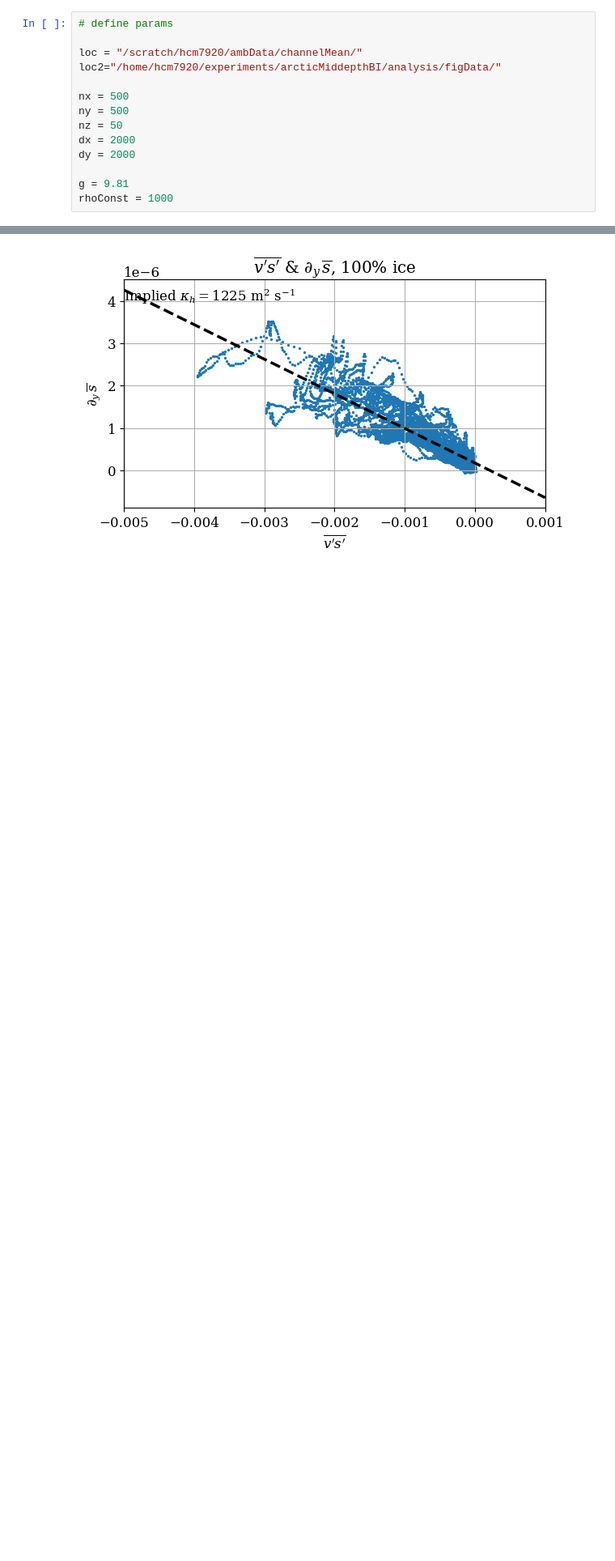
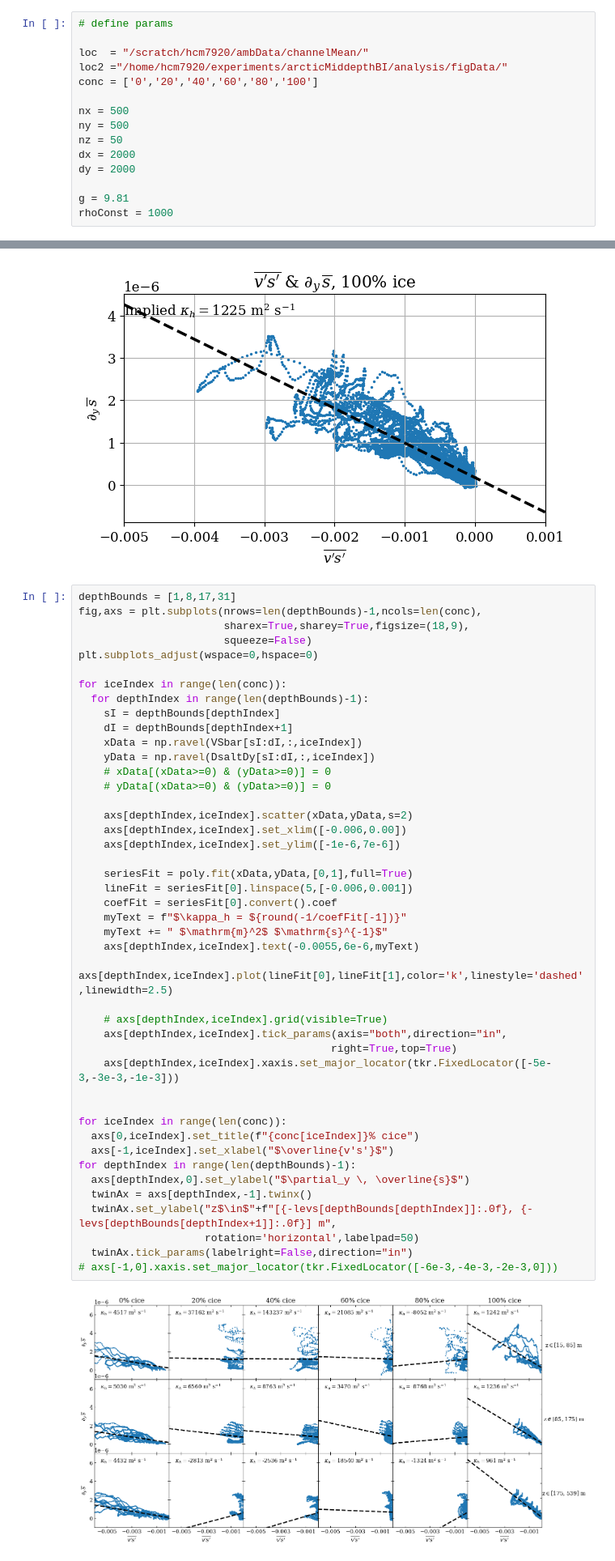
Before and after one commit to hmason13/ArcticMiddepthBI, a Jupyter notebook: analysis/officialFigScripts/acrossChannelDiffusivity.ipynb, the cells around one changed output, grey strips where cells are left out. Shown: that part at 81% size. Saved outputs shown, nothing was run; the diff lists cells and outputs as text; blank space fills up the shorter version.

Commit message:
finalizing the runs before figures are made

```diff
--- a/analysis/officialFigScripts/acrossChannelDiffusivity.ipynb
+++ b/analysis/officialFigScripts/acrossChannelDiffusivity.ipynb
@@ -12,8 +13,9 @@ plt.rcParams['font.family'] = 'Dejavu Serif'
 # %%
 # define params
 
-loc = "/scratch/hcm7920/ambData/channelMean/"
-loc2="/home/hcm7920/experiments/arcticMiddepthBI/analysis/figData/"
+loc  = "/scratch/hcm7920/ambData/channelMean/"
+loc2 ="/home/hcm7920/experiments/arcticMiddepthBI/analysis/figData/"
+conc = ['0','20','40','60','80','100']
 
 nx = 500
 ny = 500
@@ -123,5 +116,51 @@ plt.plot(lineFit[0],lineFit[1],color='k',linestyle='dashed',linewidth=2.5)
 # %% [output]
 [<matplotlib.lines.Line2D at 0x...>]
 [figure]
+# %%
+depthBounds = [1,8,17,31]
+fig,axs = plt.subplots(nrows=len(depthBounds)-1,ncols=len(conc),
+                       sharex=True,sharey=True,figsize=(18,9),
+                       squeeze=False)
+plt.subplots_adjust(wspace=0,hspace=0)
+
+for iceIndex in range(len(conc)):
+  for depthIndex in range(len(depthBounds)-1):
+    sI = depthBounds[depthIndex]
+    dI = depthBounds[depthIndex+1]
+    xData = np.ravel(VSbar[sI:dI,:,iceIndex])
+    yData = np.ravel(DsaltDy[sI:dI,:,iceIndex])
+    # xData[(xData>=0) & (yData>=0)] = 0
+    # yData[(xData>=0) & (yData>=0)] = 0
+
+    axs[depthIndex,iceIndex].scatter(xData,yData,s=2)
+    axs[depthIndex,iceIndex].set_xlim([-0.006,0.00])
+    axs[depthIndex,iceIndex].set_ylim([-1e-6,7e-6])
+
+    seriesFit = poly.fit(xData,yData,[0,1],full=True)
+    lineFit = seriesFit[0].linspace(5,[-0.006,0.001])
+    coefFit = seriesFit[0].convert().coef
+    myText = f"$\kappa_h = ${round(-1/coefFit[-1])}"
+    myText += " $\mathrm{m}^2$ $\mathrm{s}^{-1}$"
+    axs[depthIndex,iceIndex].text(-0.0055,6e-6,myText)
+    axs[depthIndex,iceIndex].plot(lineFit[0],lineFit[1],color='k',linestyle='dashed',linewidth=2.5)
+
+    # axs[depthIndex,iceIndex].grid(visible=True)
+    axs[depthIndex,iceIndex].tick_params(axis="both",direction="in",
+                                        right=True,top=True)
+    axs[depthIndex,iceIndex].xaxis.set_major_locator(tkr.FixedLocator([-5e-3,-3e-3,-1e-3]))
+
+
+for iceIndex in range(len(conc)):
+  axs[0,iceIndex].set_title(f"{conc[iceIndex]}% cice")
+  axs[-1,iceIndex].set_xlabel("$\overline{v's'}$")
+for depthIndex in range(len(depthBounds)-1):
+  axs[depthIndex,0].set_ylabel("$\partial_y \, \overline{s}$")
+  twinAx = axs[depthIndex,-1].twinx()
+  twinAx.set_ylabel("z$\in$"+f"[{-levs[depthBounds[depthIndex]]:.0f}, {-levs[depthBounds[depthIndex+1]]:.0f}] m",
+                    rotation='horizontal',labelpad=50)
+  twinAx.tick_params(labelright=False,direction="in")
+# axs[-1,0].xaxis.set_major_locator(tkr.FixedLocator([-6e-3,-4e-3,-2e-3,0]))
+# %% [output]
+[figure, added]
 # %%
 coefFit
```
Also changed, not shown: parts of 9 cells of this notebook, 1 other file.
